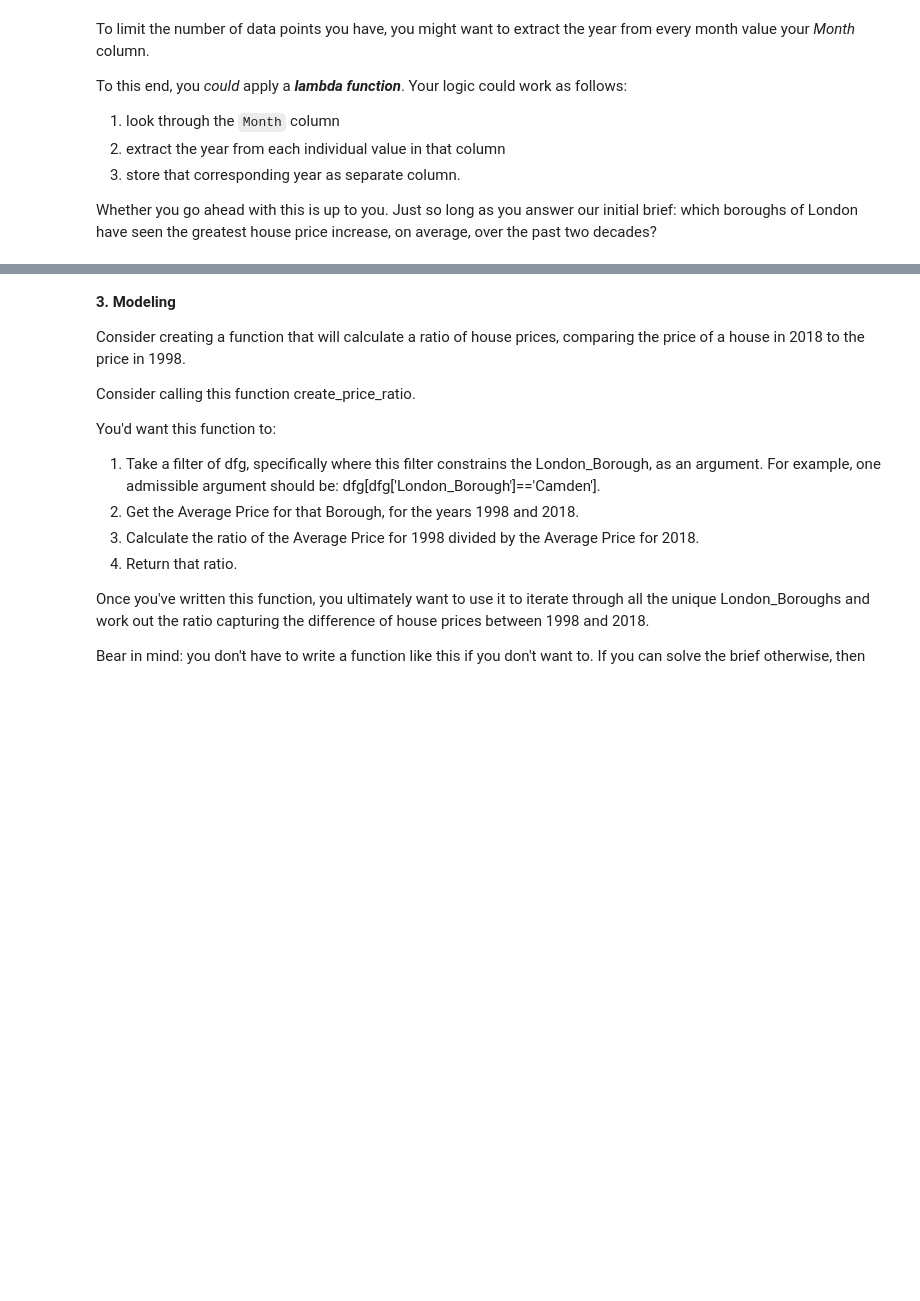
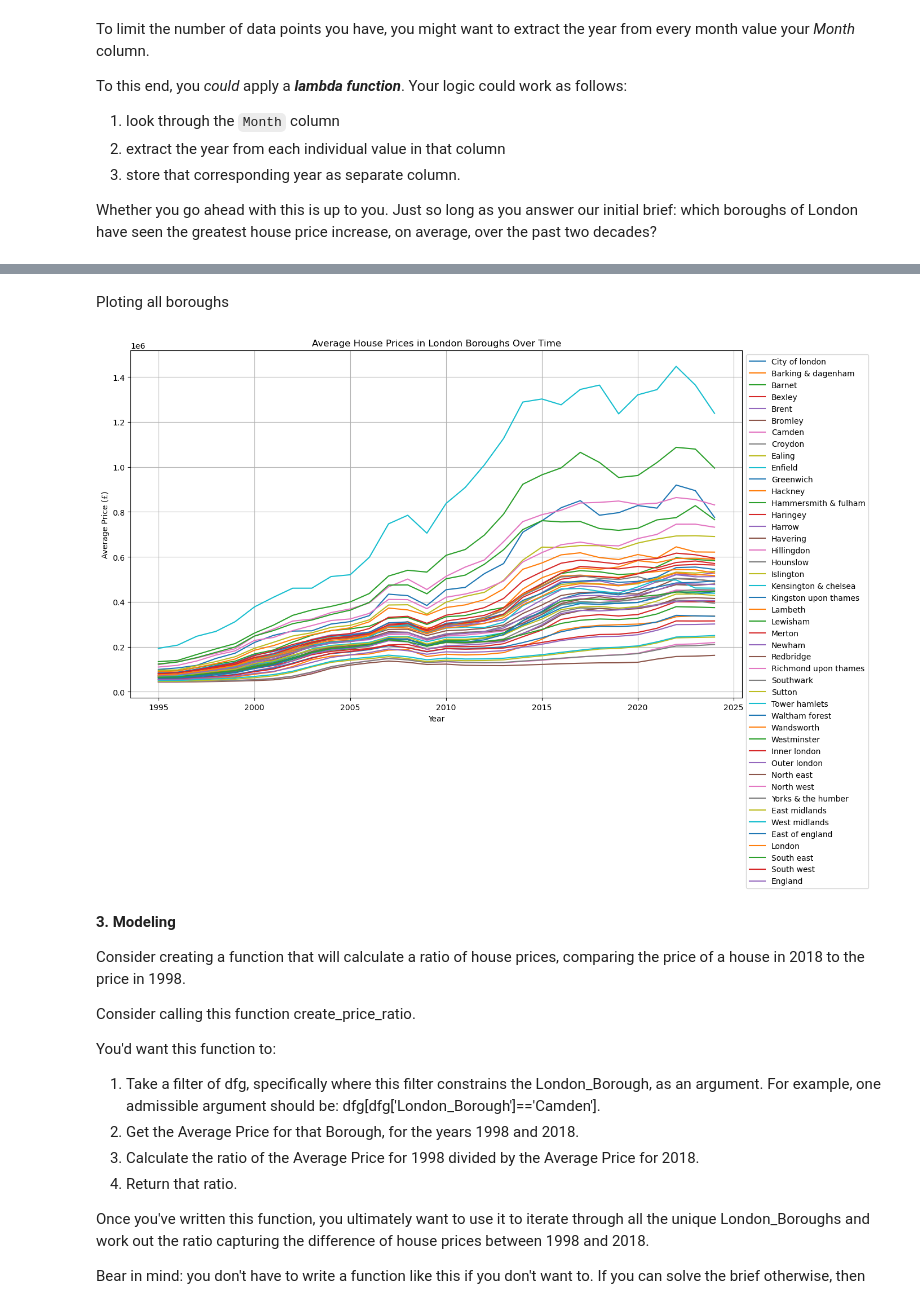
Before and after one commit to Diego5091/SpringBoad, a Jupyter notebook: Unit_4_Challenge_Tier3.ipynb, the cells around one changed output, grey strips where cells are left out. Drawn from its saved outputs; the diff is of its cells as text; code cells hidden in the pictures; blank space fills up the shorter version.

```diff
--- a/Unit_4_Challenge_Tier3.ipynb
+++ b/Unit_4_Challenge_Tier3.ipynb
@@ -299,3 +327,34 @@ Whether you go ahead with this is up to you. Just so long as you answer our init
+# %% [markdown]
+Ploting all boroughs
+# %%
+#plot all london boroughts
+
+properties.columns = pd.to_datetime(properties.iloc[0])
+properties = properties[1:]
+
+
+properties.iloc[:, 1:] = properties.iloc[:, 1:].apply(pd.to_numeric, errors='coerce')
+properties.columns = properties.columns.year
+properties_yearly = properties.groupby(properties.columns, axis=1).mean()
+
+# Formatting the plot
+plt.figure(figsize=(14, 8))
+
+for borough in properties_yearly.index:
+    plt.plot(properties_yearly.columns, properties_yearly.loc[borough], label=borough)
+
+
+plt.xlabel("Year")
+plt.ylabel("Average Price (£)")
+plt.title("Average House Prices in London Boroughs Over Time")
+plt.legend(loc="upper left", bbox_to_anchor=(1, 1))
+plt.grid(True)
+
+
+# Show the plot
+plt.show()
+# %% [output]
+[figure, added]
 # %% [markdown]
 **3. Modeling**
 
```
Also changed, not shown: parts of 5 cells of this notebook.
